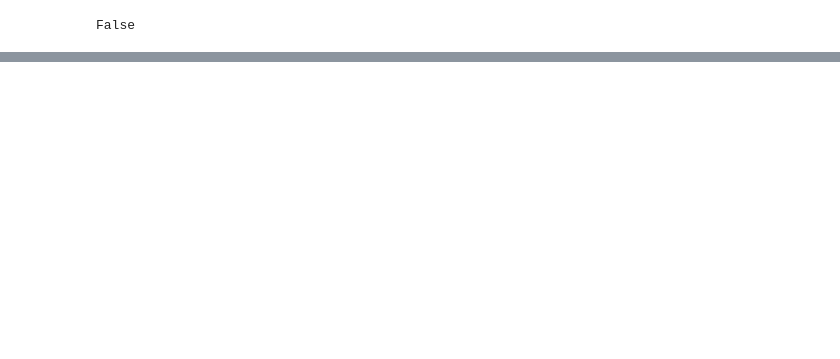
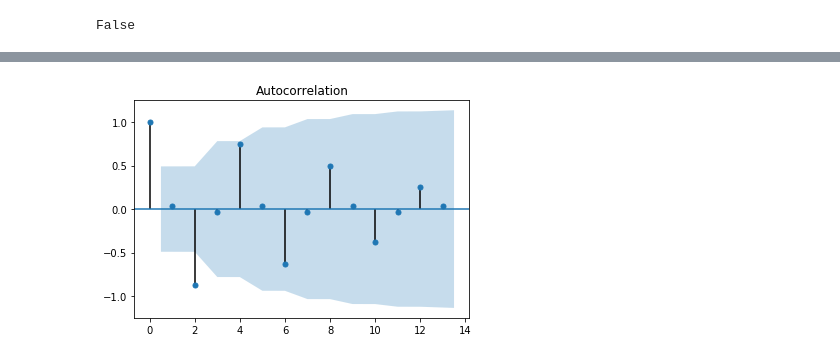
Before and after one commit to ropinotex/forecasting, a Jupyter notebook: Forecasting.ipynb, the cells around one changed output, grey strips where cells are left out. Cells and saved outputs as stored; diff of their text form; code cells hidden in the pictures; blank space fills up the shorter version.

```diff
--- a/Forecasting.ipynb
+++ b/Forecasting.ipynb
@@ -434,0 +489,5 @@ False
+# %%
+t = [ 10, 20, 40, 30, 10, 20, 40, 30, 10, 20, 40, 30, 10, 20, 40, 30, ]
+f.acf_plot(t)
+# %% [output]
+[figure, added]
```
Also changed, not shown: parts of 31 cells of this notebook, 1 other file.
